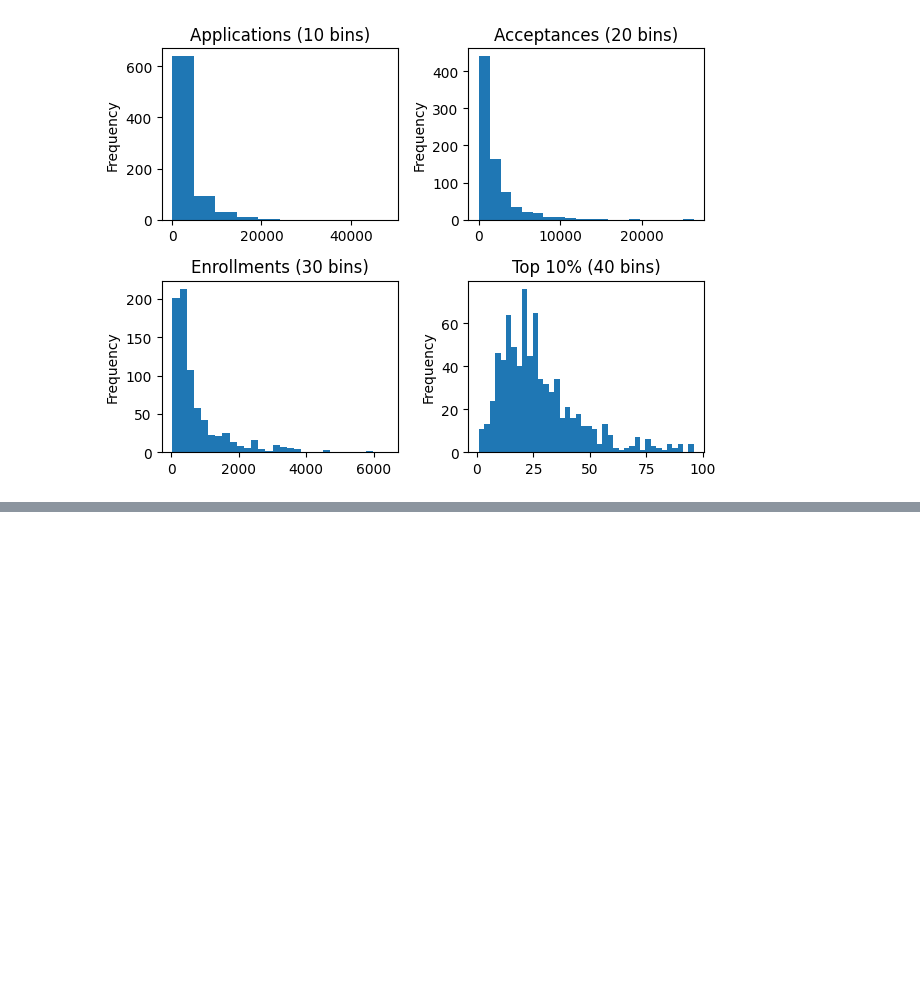
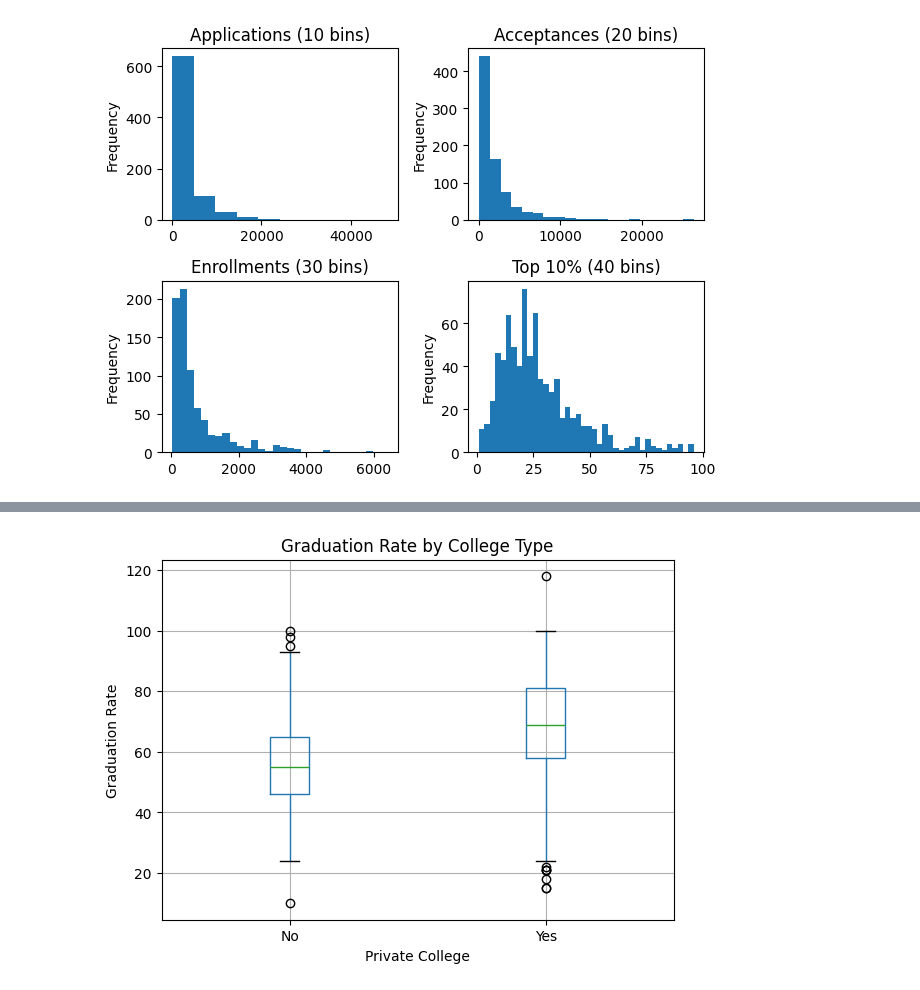
Before and after one commit to SamuelAirisniemi/Databehandling-Samuel-Airisniemi, a Jupyter notebook: Laboration-Databehandling/Laboration.ipynb, the cells around one changed output, grey strips where cells are left out. Drawn from its saved outputs; the diff is of its cells as text; code cells hidden in the pictures; blank space fills up the shorter version.

```diff
--- a/Laboration-Databehandling/Laboration.ipynb
+++ b/Laboration-Databehandling/Laboration.ipynb
@@ -115,0 +151,10 @@ plt.show()
+# %%
+college.boxplot(column = "Grad.Rate", by = "Private")
+
+plt.title("Graduation Rate by College Type")
+plt.suptitle("")
+plt.xlabel("Private College")
+plt.ylabel("Graduation Rate")
+plt.show()
+# %% [output]
+[figure, added]
```
Also changed, not shown: parts of 2 cells of this notebook.
